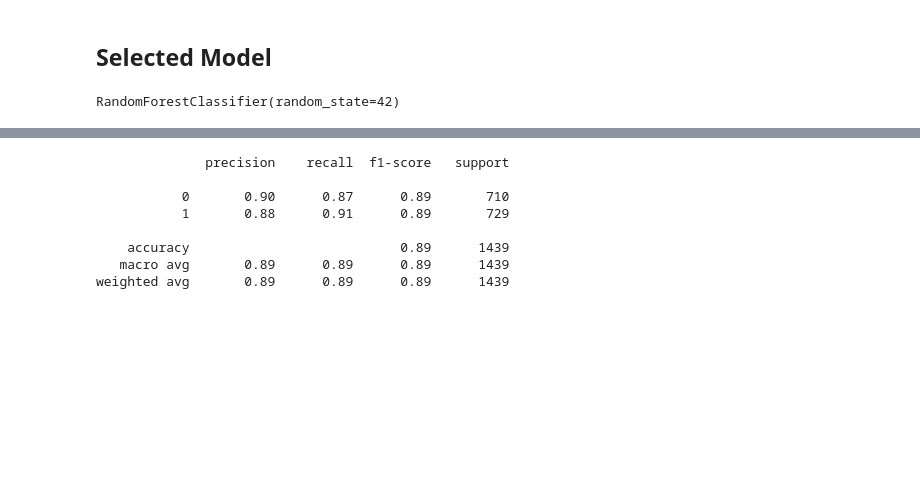
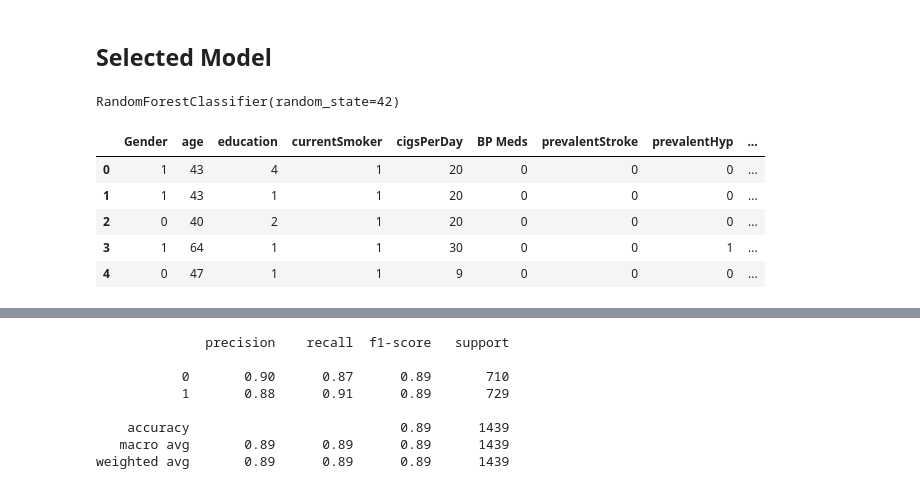
Before and after one commit to anirudhsardiwal/heart-attack-prediction-app, a Jupyter notebook: Heart-attack-prediction-model.ipynb, the cells around one changed output, grey strips where cells are left out. Drawn from its saved outputs; the diff is of its cells as text; code cells hidden in the pictures; blank space fills up the shorter version.

```diff
--- a/Heart-attack-prediction-model.ipynb
+++ b/Heart-attack-prediction-model.ipynb
@@ -152,8 +207,8 @@ X_train_orig, X_test_orig, y_train_orig, y_test_orig = train_test_split(X, y, te
 X_test_orig.to_csv('X_test_orig.csv', index=False)
 # %%
 scaler = StandardScaler()
-X_train_orig = scaler.fit_transform(X_train_orig)
-X_test_orig = scaler.transform(X_test_orig)
+X_train_orig_scaled = scaler.fit_transform(X_train_orig)
+X_test_orig_scaled = scaler.transform(X_test_orig)
 # %%
 df['Heart-Att'].value_counts()
 # %% [output]
@@ -344,6 +408,17 @@ comparison_df
 # %%
 model_rf = RandomForestClassifier(random_state=42)
 # %%
-model_rf.fit(X_train, y_train)
+model_rf.fit(X_train_orig, y_train_orig)
 # %% [output]
 RandomForestClassifier(random_state=42)
+# %%
+X_train_orig.reset_index(inplace=True, drop=True)
+# %%
+X_train_orig.head()
+# %% [output]
+|  | Gender | age | education | currentSmoker | cigsPerDay | BP Meds | prevalentStroke | prevalentHyp | ... |
+| 0 | 1 | 43 | 4 | 1 | 20 | 0 | 0 | 0 | ... |
+| 1 | 1 | 43 | 1 | 1 | 20 | 0 | 0 | 0 | ... |
+| 2 | 0 | 40 | 2 | 1 | 20 | 0 | 0 | 0 | ... |
+| 3 | 1 | 64 | 1 | 1 | 30 | 0 | 0 | 1 | ... |
+| 4 | 0 | 47 | 1 | 1 | 9 | 0 | 0 | 0 | ... |
```
Also changed, not shown: parts of 27 cells of this notebook, 3 other files.
